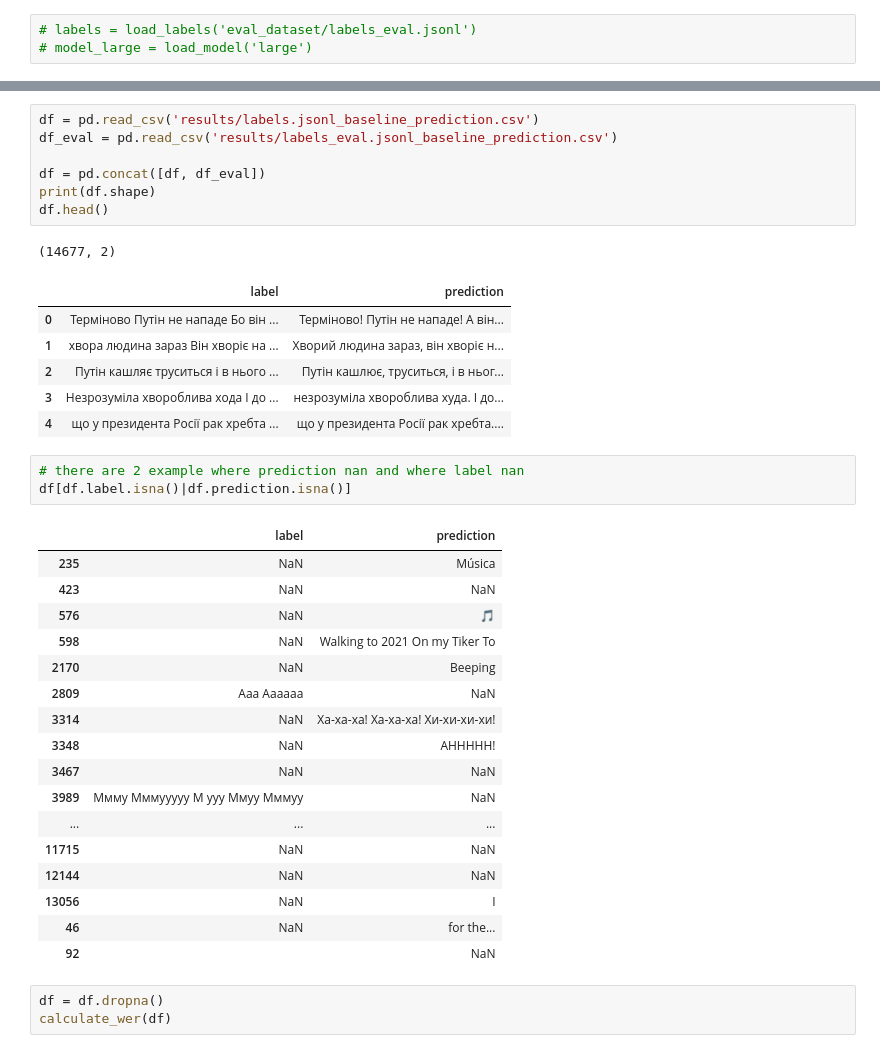
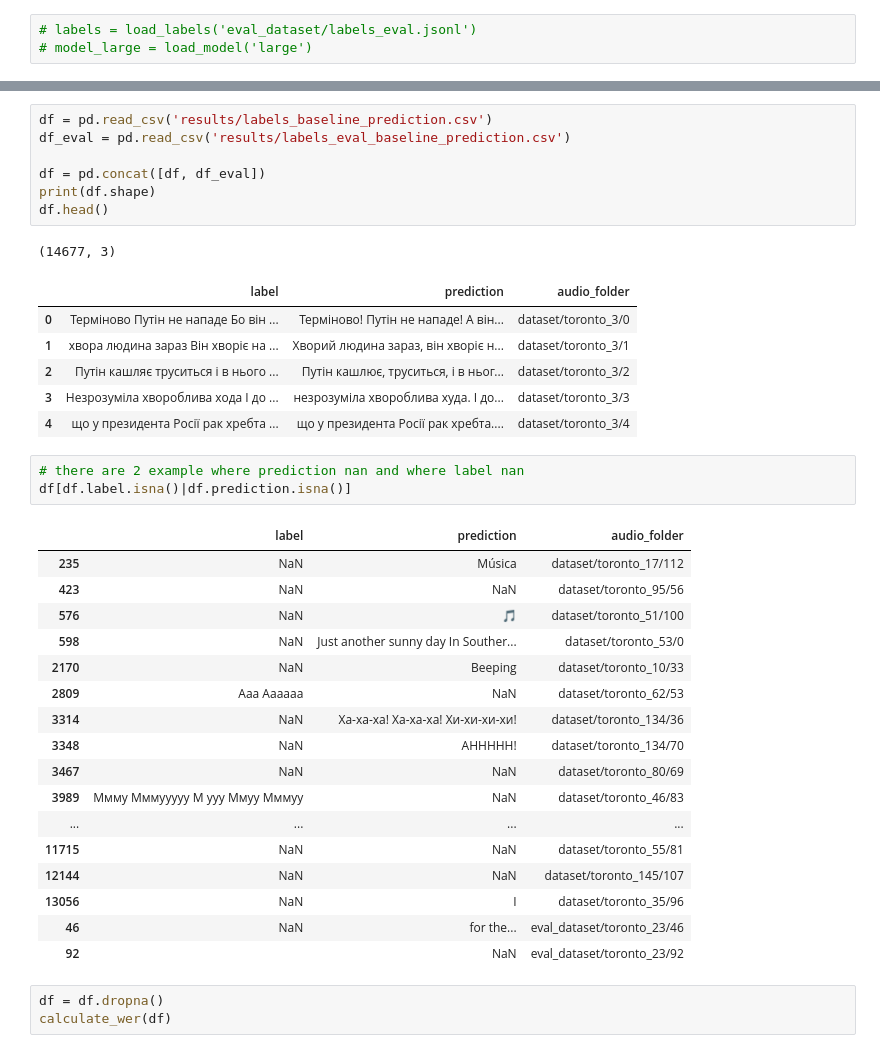
Before and after one commit to YuriiLaba/whisper_fine_tuning, a Jupyter notebook: whisper_wer_analysis.ipynb, the cells around one changed output, grey strips where cells are left out. Cells and saved outputs as stored; diff of their text form.

Commit message:
added baseline labels and predictions pre processing, fixed bugs related to initial version of training

```diff
--- a/whisper_wer_analysis.ipynb
+++ b/whisper_wer_analysis.ipynb
@@ -43,39 +19,39 @@ array(['У тіні прутня який вони забили на робот
 # %%
-df = pd.read_csv('results/labels.jsonl_baseline_prediction.csv')
-df_eval = pd.read_csv('results/labels_eval.jsonl_baseline_prediction.csv')
+df = pd.read_csv('results/labels_baseline_prediction.csv')
+df_eval = pd.read_csv('results/labels_eval_baseline_prediction.csv')
 
 df = pd.concat([df, df_eval])
 print(df.shape)
 df.head()
 # %% [output]
-(14677, 2)
+(14677, 3)
-|  | label | prediction |
-| 0 | Терміново Путін не нападе Бо він ... | Терміново! Путін не нападе! А він... |
-| 1 | хвора людина зараз Він хворіє на ... | Хворий людина зараз, він хворіє н... |
-| 2 | Путін кашляє труситься і в нього ... | Путін кашлює, труситься, і в ньог... |
-| 3 | Незрозуміла хвороблива хода І до ... | незрозуміла хвороблива худа. І до... |
-| 4 | що у президента Росії рак хребта ... | що у президента Росії рак хребта.... |
+|  | label | prediction | audio_folder |
+| 0 | Терміново Путін не нападе Бо він ... | Терміново! Путін не нападе! А він... | dataset/toronto_3/0 |
+| 1 | хвора людина зараз Він хворіє на ... | Хворий людина зараз, він хворіє н... | dataset/toronto_3/1 |
+| 2 | Путін кашляє труситься і в нього ... | Путін кашлює, труситься, і в ньог... | dataset/toronto_3/2 |
+| 3 | Незрозуміла хвороблива хода І до ... | незрозуміла хвороблива худа. І до... | dataset/toronto_3/3 |
+| 4 | що у президента Росії рак хребта ... | що у президента Росії рак хребта.... | dataset/toronto_3/4 |
 # %%
 # there are 2 example where prediction nan and where label nan
 df[df.label.isna()|df.prediction.isna()]
 # %% [output]
-|  | label | prediction |
-| 235 | NaN | Música |
-| 423 | NaN | NaN |
-| 576 | NaN | 🎵 |
-| 598 | NaN | Walking to 2021 On my Tiker To |
-| 2170 | NaN | Beeping |
-| 2809 | Ааа Аааааа | NaN |
-| 3314 | NaN | Ха-ха-ха! Ха-ха-ха! Хи-хи-хи-хи! |
-| 3348 | NaN | AHHHHH! |
-| 3467 | NaN | NaN |
-| 3989 | Ммму Мммууууу М ууу Ммуу Мммуу | NaN |
-| ... | ... | ... |
-| 11715 | NaN | NaN |
-| 12144 | NaN | NaN |
-| 13056 | NaN | I |
-| 46 | NaN | for the... |
-| 92 |  | NaN |
+|  | label | prediction | audio_folder |
+| 235 | NaN | Música | dataset/toronto_17/112 |
+| 423 | NaN | NaN | dataset/toronto_95/56 |
+| 576 | NaN | 🎵 | dataset/toronto_51/100 |
+| 598 | NaN | Just another sunny day In Souther... | dataset/toronto_53/0 |
+| 2170 | NaN | Beeping | dataset/toronto_10/33 |
+| 2809 | Ааа Аааааа | NaN | dataset/toronto_62/53 |
+| 3314 | NaN | Ха-ха-ха! Ха-ха-ха! Хи-хи-хи-хи! | dataset/toronto_134/36 |
+| 3348 | NaN | AHHHHH! | dataset/toronto_134/70 |
+| 3467 | NaN | NaN | dataset/toronto_80/69 |
+| 3989 | Ммму Мммууууу М ууу Ммуу Мммуу | NaN | dataset/toronto_46/83 |
+| ... | ... | ... | ... |
+| 11715 | NaN | NaN | dataset/toronto_55/81 |
+| 12144 | NaN | NaN | dataset/toronto_145/107 |
+| 13056 | NaN | I | dataset/toronto_35/96 |
+| 46 | NaN | for the... | eval_dataset/toronto_23/46 |
+| 92 |  | NaN | eval_dataset/toronto_23/92 |
 # %%
 df = df.dropna()
 calculate_wer(df)
```
Also changed, not shown: parts of 4 cells of this notebook, 9 other files.
